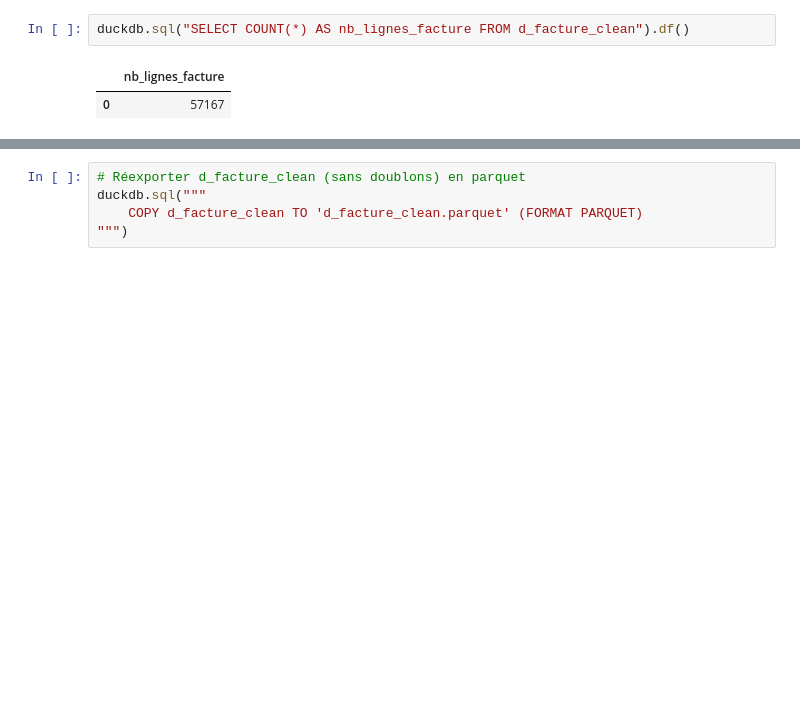
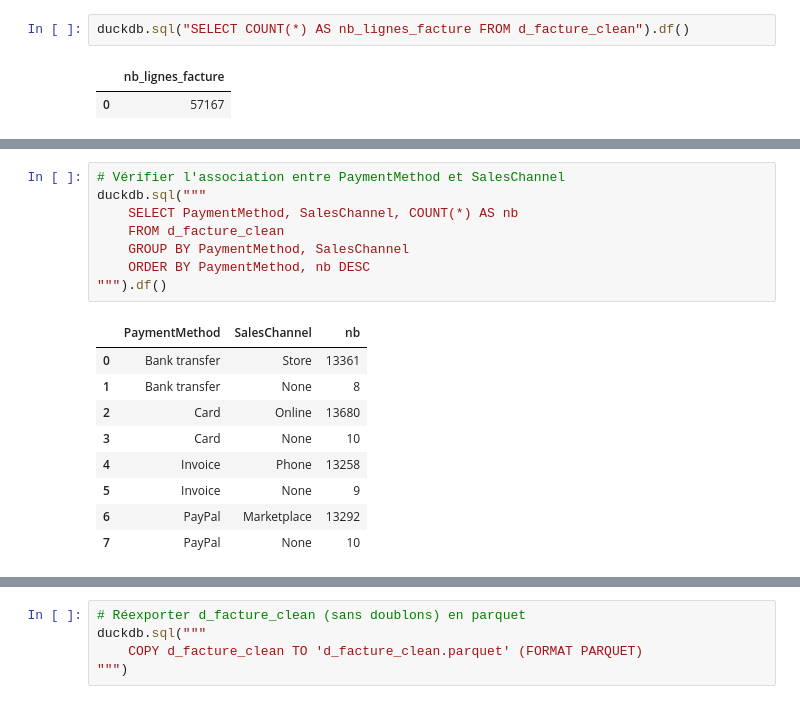
Before and after one commit to clawyunkai/Brief-15_retailcorps_Marketing, a Jupyter notebook: 1_nettoyage_sofiane.ipynb, the cells around one changed output, grey strips where cells are left out. Cells and saved outputs as stored; diff of their text form; blank space fills up the shorter version.

Commit message:
Correction SalesChannel et verification d_promotion

```diff
--- a/1_nettoyage_sofiane.ipynb
+++ b/1_nettoyage_sofiane.ipynb
@@ -348,0 +460,18 @@ duckdb.sql("SELECT COUNT(*) AS nb_lignes_promotion FROM d_promotion").df()
+# %%
+# Vérifier l'association entre PaymentMethod et SalesChannel
+duckdb.sql("""
+    SELECT PaymentMethod, SalesChannel, COUNT(*) AS nb
+    FROM d_facture_clean
+    GROUP BY PaymentMethod, SalesChannel
+    ORDER BY PaymentMethod, nb DESC
+""").df()
+# %% [output]
+|  | PaymentMethod | SalesChannel | nb |
+| 0 | Bank transfer | Store | 13361 |
+| 1 | Bank transfer | None | 8 |
+| 2 | Card | Online | 13680 |
+| 3 | Card | None | 10 |
+| 4 | Invoice | Phone | 13258 |
+| 5 | Invoice | None | 9 |
+| 6 | PayPal | Marketplace | 13292 |
+| 7 | PayPal | None | 10 |
```
Also changed, not shown: parts of 16 cells of this notebook, 2 other files.
